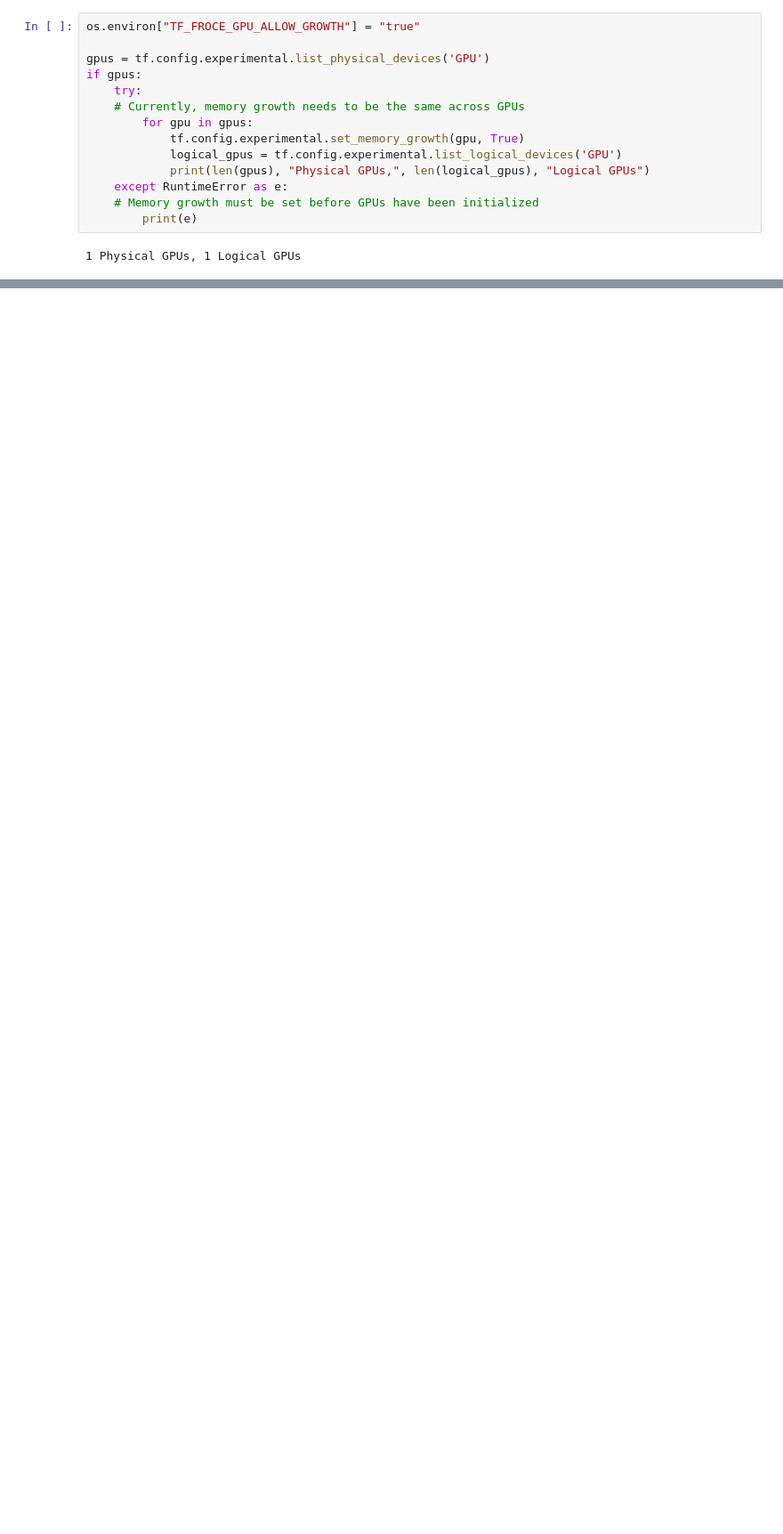
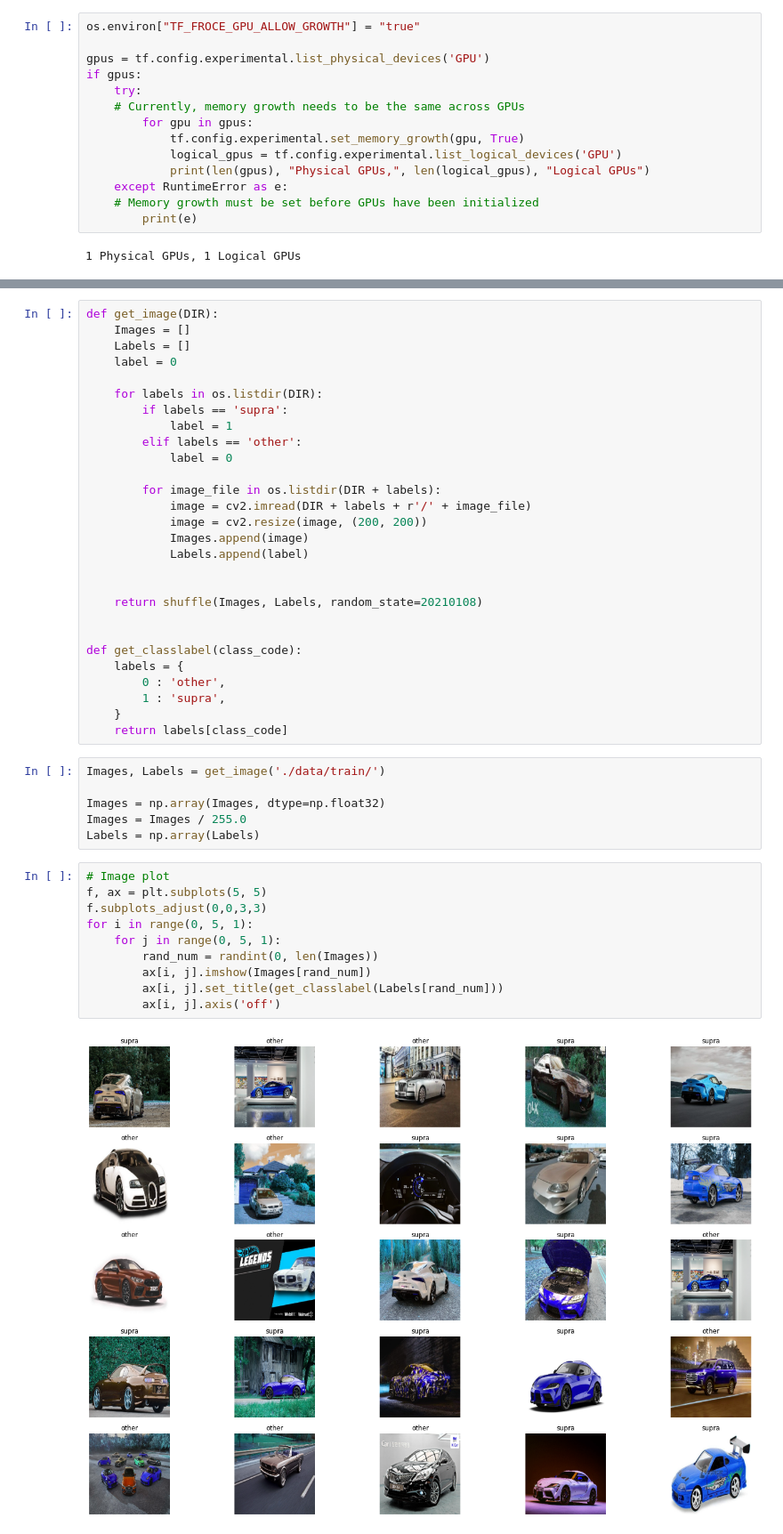
Before and after one commit to elixter/Is_That_a_Supra, a Jupyter notebook: Is_That_a_Supra.ipynb, the cells around one changed output, grey strips where cells are left out. Shown at 89% size. Drawn from its saved outputs; the diff is of its cells as text; blank space fills up the shorter version.

```diff
--- a/Is_That_a_Supra.ipynb
+++ b/Is_That_a_Supra.ipynb
@@ -191,0 +189,46 @@ my_model = model()
+# %%
+def get_image(DIR):
+    Images = []
+    Labels = []
+    label = 0
+
+    for labels in os.listdir(DIR):
+        if labels == 'supra':
+            label = 1
+        elif labels == 'other':
+            label = 0
+
+        for image_file in os.listdir(DIR + labels):
+            image = cv2.imread(DIR + labels + r'/' + image_file)
+            image = cv2.resize(image, (200, 200))
+            Images.append(image)
+            Labels.append(label)
+
+
+    return shuffle(Images, Labels, random_state=20210108)
+
+
+def get_classlabel(class_code):
+    labels = {
+        0 : 'other',
+        1 : 'supra',
+    }
+    return labels[class_code]
+# %%
+Images, Labels = get_image('./data/train/')
+
+Images = np.array(Images, dtype=np.float32)
+Images = Images / 255.0
+Labels = np.array(Labels)
+# %%
+# Image plot
+f, ax = plt.subplots(5, 5)
+f.subplots_adjust(0,0,3,3)
+for i in range(0, 5, 1):
+    for j in range(0, 5, 1):
+        rand_num = randint(0, len(Images))
+        ax[i, j].imshow(Images[rand_num])
+        ax[i, j].set_title(get_classlabel(Labels[rand_num]))
+        ax[i, j].axis('off')
+# %% [output]
+[figure, added]
```
Also changed, not shown: parts of 37 cells of this notebook.
